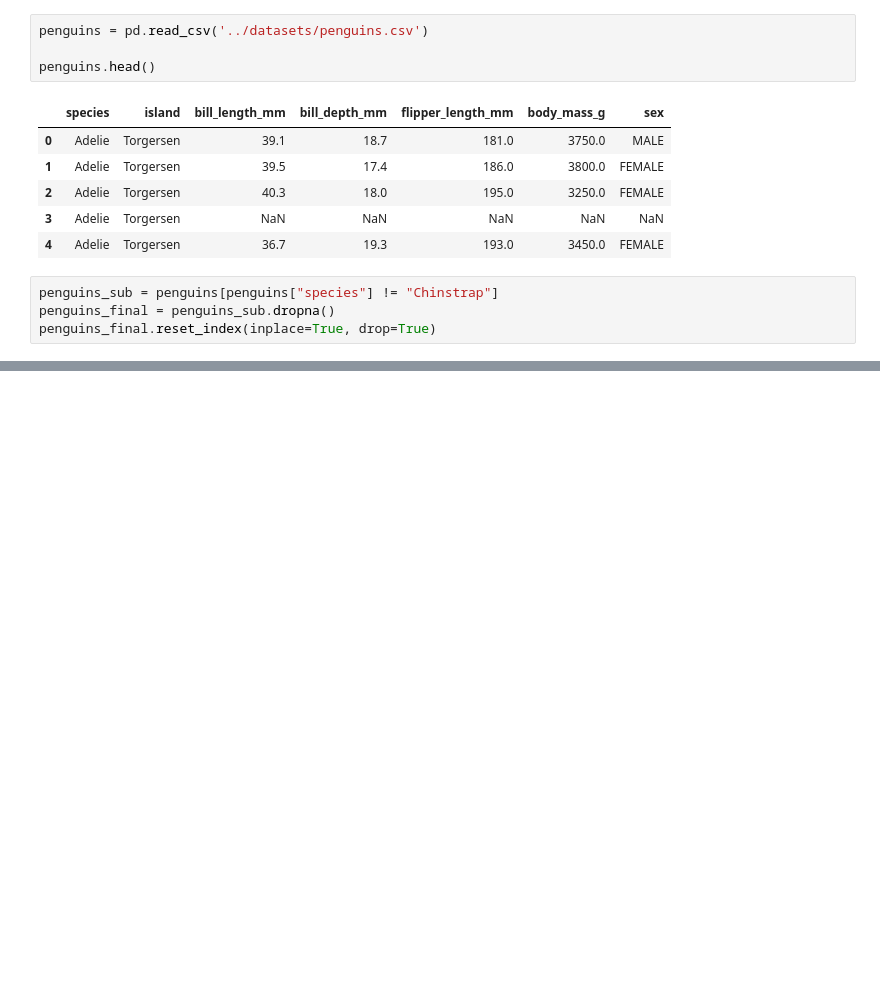
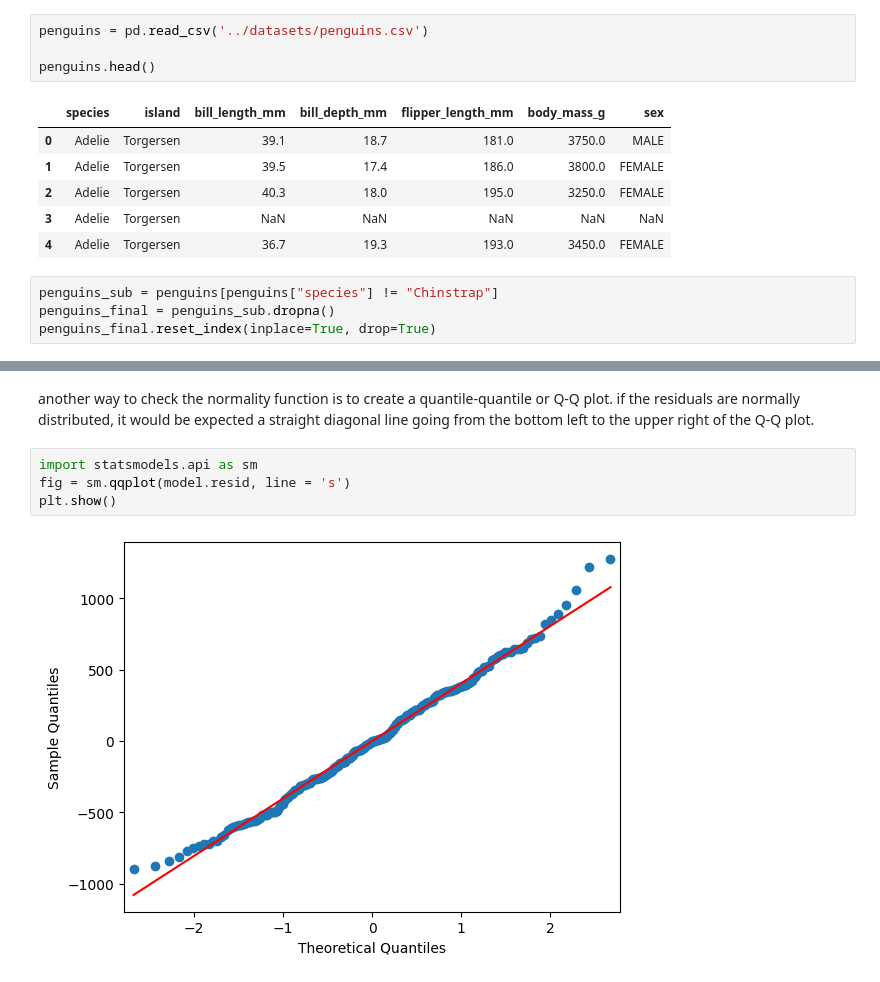
Before and after one commit to yildizramazan/regression-analysis, a Jupyter notebook: module-1/simple-linear-regression.ipynb, the cells around one changed output, grey strips where cells are left out. Cells and saved outputs as stored; diff of their text form; blank space fills up the shorter version.

```diff
--- a/module-1/simple-linear-regression.ipynb
+++ b/module-1/simple-linear-regression.ipynb
@@ -18,0 +110,8 @@ penguins_final.reset_index(inplace=True, drop=True)
+# %% [markdown]
+another way to check the normality function is to create a quantile-quantile or Q-Q plot. if the residuals are normally distributed, it would be expected a straight diagonal line going from the bottom left to the upper right of the Q-Q plot.
+# %%
+import statsmodels.api as sm
+fig = sm.qqplot(model.resid, line = 's')
+plt.show()
+# %% [output]
+[figure, added]
```
Also changed, not shown: parts of 13 cells of this notebook.
